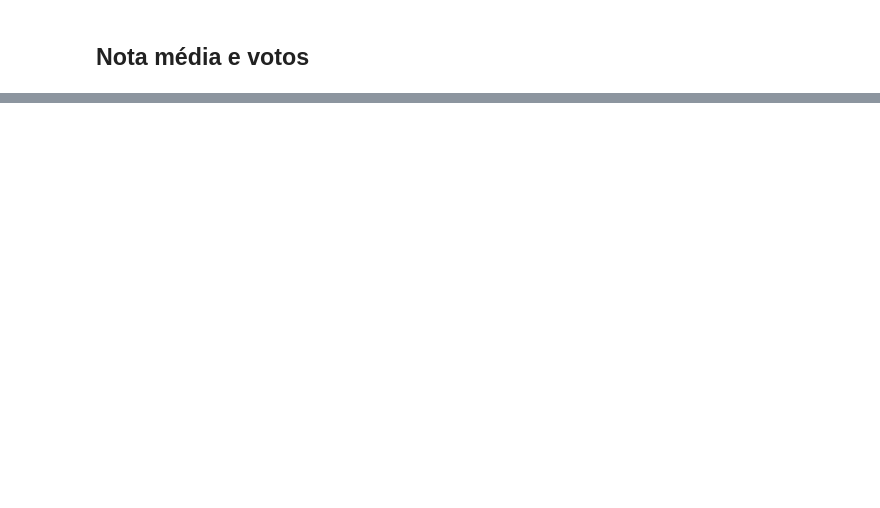
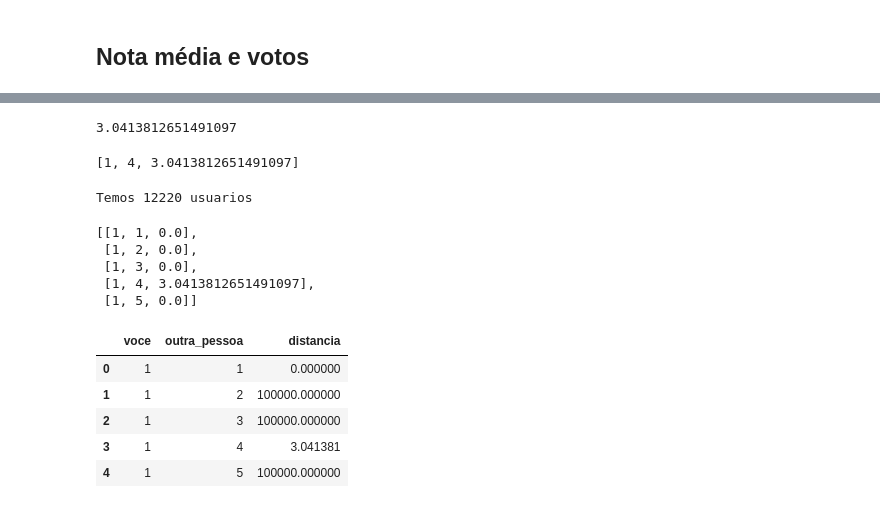
Before and after one commit to Facco-Bruno/Alura-ML, a Jupyter notebook: Sistemas_de_recomendacao_de_filmes.ipynb, the cells around one changed output, grey strips where cells are left out. Drawn from its saved outputs; the diff is of its cells as text; code cells hidden in the pictures; blank space fills up the shorter version.

```diff
--- a/Sistemas_de_recomendacao_de_filmes.ipynb
+++ b/Sistemas_de_recomendacao_de_filmes.ipynb
@@ -189,0 +280,3 @@ aventura_infantil_e_fantasia.drop(eu_assisti, errors='ignore').sort_values("nota
+# %%
+diferencas = usuario1.join(usuario4, lsuffix="_esquerda", rsuffix="_direita").dropna()
+distancia_de_vetores(diferencas['nota_esquerda'], diferencas['nota_direita'])
@@ -189,0 +295,56 @@ aventura_infantil_e_fantasia.drop(eu_assisti, errors='ignore').sort_values("nota
+# %%
+def distancia_de_usuarios(usuario_id1, usuario_id2):
+  notas1 = notas_do_usuario(usuario_id1)
+  notas2 = notas_do_usuario(usuario_id2)
+  diferencas = notas1.join(notas2, lsuffix="_esquerda", rsuffix="_direita").dropna()
+  return distancia_de_vetores(diferencas['nota_esquerda'], diferencas['nota_direita'])
+# %%
+distancia_de_usuarios(1,4)
+# %% [output]
+3.0413812651491097
+# %%
+def distancia_de_usuarios(usuario_id1, usuario_id2):
+  notas1 = notas_do_usuario(usuario_id1)
+  notas2 = notas_do_usuario(usuario_id2)
+  diferencas = notas1.join(notas2, lsuffix="_esquerda", rsuffix="_direita").dropna()
+  distancia =  distancia_de_vetores(diferencas['nota_esquerda'], diferencas['nota_direita'])
+  return [usuario_id1, usuario_id2, distancia]
+# %%
+distancia_de_usuarios(1,4)
+# %% [output]
+[1, 4, 3.0413812651491097]
+# %%
+quantidade_de_usuarios = len(notas['usuarioId'].unique())
+print("Temos %d usuarios" % quantidade_de_usuarios)
+# %% [output]
+Temos 12220 usuarios
+# %%
+def distancia_de_todos(voce_id):
+  distancias = []
+  for usuario_id in notas['usuarioId'].unique():
+    informacoes = distancia_de_usuarios(voce_id, usuario_id)
+    distancias.append(informacoes)
+  return distancias
+
+distancia_de_todos(1)[:5]
+# %% [output]
+[[1, 1, 0.0],
+ [1, 2, 0.0],
+ [1, 3, 0.0],
+ [1, 4, 3.0413812651491097],
+ [1, 5, 0.0]]
+# %%
+def distancia_de_todos(voce_id):
+  todos_os_usuarios = notas['usuarioId'].unique()
+  distancias = [distancia_de_usuarios(voce_id, usuario_id) for usuario_id in todos_os_usuarios]
+  distancias = pd.DataFrame(distancias, columns = ["voce", "outra_pessoa", "distancia"])
+  return distancias
+
+distancia_de_todos(1).head()
+# %% [output]
+|  | voce | outra_pessoa | distancia |
+| 0 | 1 | 1 | 0.000000 |
+| 1 | 1 | 2 | 100000.000000 |
+| 2 | 1 | 3 | 100000.000000 |
+| 3 | 1 | 4 | 3.041381 |
+| 4 | 1 | 5 | 100000.000000 |
```
Also changed, not shown: parts of 46 cells of this notebook.
